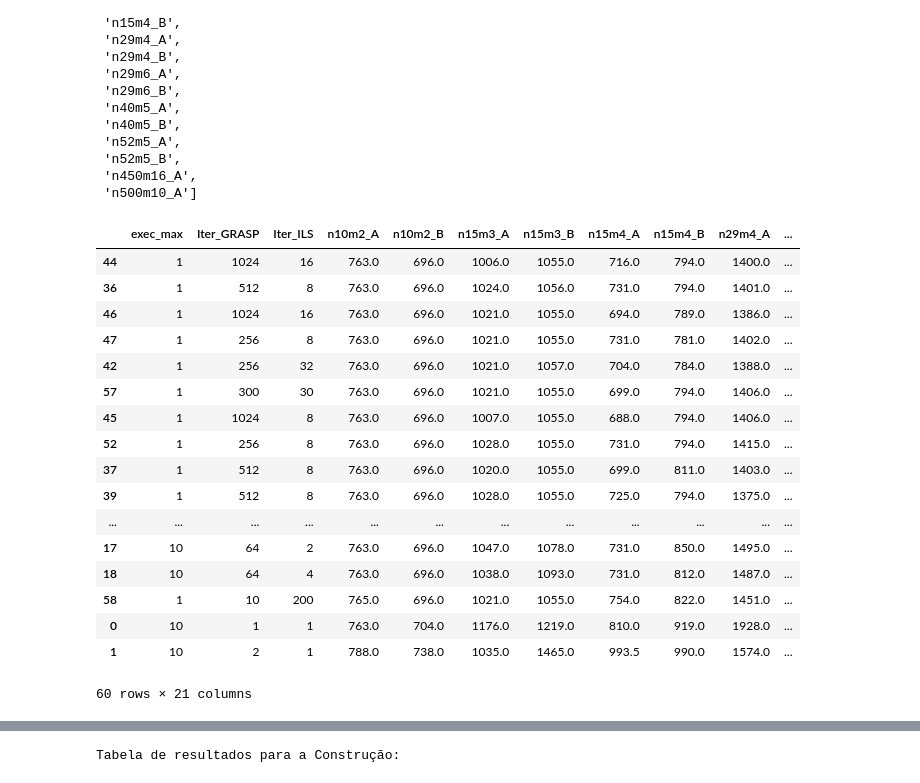
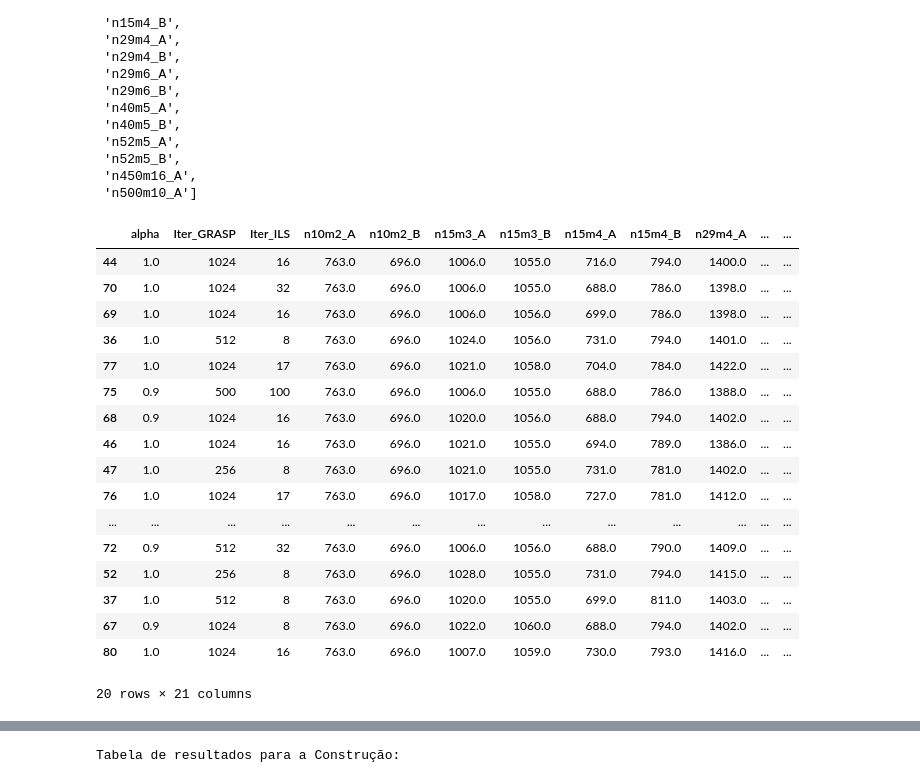
Before and after one commit to Guilherme-iram/projeto_APA, a Jupyter notebook: estatistica_resultados.ipynb, the cells around one changed output, grey strips where cells are left out. Drawn from its saved outputs; the diff is of its cells as text; code cells hidden in the pictures.

```diff
--- a/estatistica_resultados.ipynb
+++ b/estatistica_resultados.ipynb
@@ -93,27 +93,27 @@ tempos_vnd_df = pd.read_csv(pc_linux + "resultados/resultados_VND_tempo.csv")
 # %%
 custos_df = pd.read_csv("resultados/resultados_custo.csv")
 custos_df["media"] = custos_df.iloc[:, 3:].mean(axis=1)
 custos_df["tempo"] = tempos_custos_df.iloc[:, 3:].mean(axis=1)
-custos_df.sort_values(by=["media", "tempo"], ascending=[True, True])
+custos_df.sort_values(by=["media", "tempo"], ascending=[True, True]).head(20)
 # %% [output]
-|  | exec_max | Iter_GRASP | Iter_ILS | n10m2_A | n10m2_B | n15m3_A | n15m3_B | n15m4_A | n15m4_B | n29m4_A | ... |
-| 44 | 1 | 1024 | 16 | 763.0 | 696.0 | 1006.0 | 1055.0 | 716.0 | 794.0 | 1400.0 | ... |
-| 36 | 1 | 512 | 8 | 763.0 | 696.0 | 1024.0 | 1056.0 | 731.0 | 794.0 | 1401.0 | ... |
-| 46 | 1 | 1024 | 16 | 763.0 | 696.0 | 1021.0 | 1055.0 | 694.0 | 789.0 | 1386.0 | ... |
-| 47 | 1 | 256 | 8 | 763.0 | 696.0 | 1021.0 | 1055.0 | 731.0 | 781.0 | 1402.0 | ... |
-| 42 | 1 | 256 | 32 | 763.0 | 696.0 | 1021.0 | 1057.0 | 704.0 | 784.0 | 1388.0 | ... |
-| 57 | 1 | 300 | 30 | 763.0 | 696.0 | 1021.0 | 1055.0 | 699.0 | 794.0 | 1406.0 | ... |
-| 45 | 1 | 1024 | 8 | 763.0 | 696.0 | 1007.0 | 1055.0 | 688.0 | 794.0 | 1406.0 | ... |
-| 52 | 1 | 256 | 8 | 763.0 | 696.0 | 1028.0 | 1055.0 | 731.0 | 794.0 | 1415.0 | ... |
-| 37 | 1 | 512 | 8 | 763.0 | 696.0 | 1020.0 | 1055.0 | 699.0 | 811.0 | 1403.0 | ... |
-| 39 | 1 | 512 | 8 | 763.0 | 696.0 | 1028.0 | 1055.0 | 725.0 | 794.0 | 1375.0 | ... |
-| ... | ... | ... | ... | ... | ... | ... | ... | ... | ... | ... | ... |
-| 17 | 10 | 64 | 2 | 763.0 | 696.0 | 1047.0 | 1078.0 | 731.0 | 850.0 | 1495.0 | ... |
-| 18 | 10 | 64 | 4 | 763.0 | 696.0 | 1038.0 | 1093.0 | 731.0 | 812.0 | 1487.0 | ... |
-| 58 | 1 | 10 | 200 | 765.0 | 696.0 | 1021.0 | 1055.0 | 754.0 | 822.0 | 1451.0 | ... |
-| 0 | 10 | 1 | 1 | 763.0 | 704.0 | 1176.0 | 1219.0 | 810.0 | 919.0 | 1928.0 | ... |
-| 1 | 10 | 2 | 1 | 788.0 | 738.0 | 1035.0 | 1465.0 | 993.5 | 990.0 | 1574.0 | ... |
+|  | alpha | Iter_GRASP | Iter_ILS | n10m2_A | n10m2_B | n15m3_A | n15m3_B | n15m4_A | n15m4_B | n29m4_A | ... | ... |
+| 44 | 1.0 | 1024 | 16 | 763.0 | 696.0 | 1006.0 | 1055.0 | 716.0 | 794.0 | 1400.0 | ... | ... |
+| 70 | 1.0 | 1024 | 32 | 763.0 | 696.0 | 1006.0 | 1055.0 | 688.0 | 786.0 | 1398.0 | ... | ... |
+| 69 | 1.0 | 1024 | 16 | 763.0 | 696.0 | 1006.0 | 1056.0 | 699.0 | 786.0 | 1398.0 | ... | ... |
+| 36 | 1.0 | 512 | 8 | 763.0 | 696.0 | 1024.0 | 1056.0 | 731.0 | 794.0 | 1401.0 | ... | ... |
+| 77 | 1.0 | 1024 | 17 | 763.0 | 696.0 | 1021.0 | 1058.0 | 704.0 | 784.0 | 1422.0 | ... | ... |
+| 75 | 0.9 | 500 | 100 | 763.0 | 696.0 | 1006.0 | 1055.0 | 688.0 | 786.0 | 1388.0 | ... | ... |
+| 68 | 0.9 | 1024 | 16 | 763.0 | 696.0 | 1020.0 | 1056.0 | 688.0 | 794.0 | 1402.0 | ... | ... |
+| 46 | 1.0 | 1024 | 16 | 763.0 | 696.0 | 1021.0 | 1055.0 | 694.0 | 789.0 | 1386.0 | ... | ... |
+| 47 | 1.0 | 256 | 8 | 763.0 | 696.0 | 1021.0 | 1055.0 | 731.0 | 781.0 | 1402.0 | ... | ... |
+| 76 | 1.0 | 1024 | 17 | 763.0 | 696.0 | 1017.0 | 1058.0 | 727.0 | 781.0 | 1412.0 | ... | ... |
+| ... | ... | ... | ... | ... | ... | ... | ... | ... | ... | ... | ... | ... |
+| 72 | 0.9 | 512 | 32 | 763.0 | 696.0 | 1006.0 | 1056.0 | 688.0 | 790.0 | 1409.0 | ... | ... |
+| 52 | 1.0 | 256 | 8 | 763.0 | 696.0 | 1028.0 | 1055.0 | 731.0 | 794.0 | 1415.0 | ... | ... |
+| 37 | 1.0 | 512 | 8 | 763.0 | 696.0 | 1020.0 | 1055.0 | 699.0 | 811.0 | 1403.0 | ... | ... |
+| 67 | 0.9 | 1024 | 8 | 763.0 | 696.0 | 1022.0 | 1060.0 | 688.0 | 794.0 | 1402.0 | ... | ... |
+| 80 | 1.0 | 1024 | 16 | 763.0 | 696.0 | 1007.0 | 1059.0 | 730.0 | 793.0 | 1416.0 | ... | ... |
-60 rows × 21 columns
+20 rows × 21 columns
 # %%
 print("Custo médio de todas as instancias:")
 
```
Also changed, not shown: parts of 2 cells of this notebook, 17 other files.
